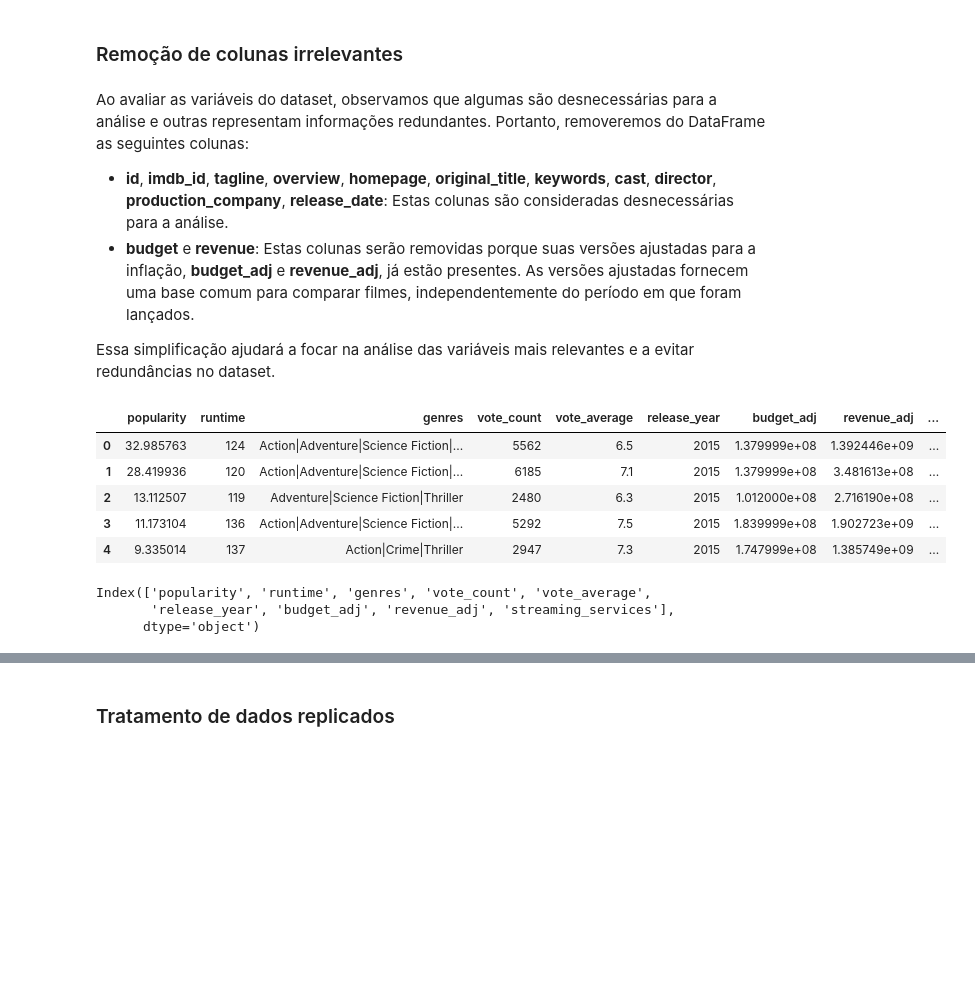
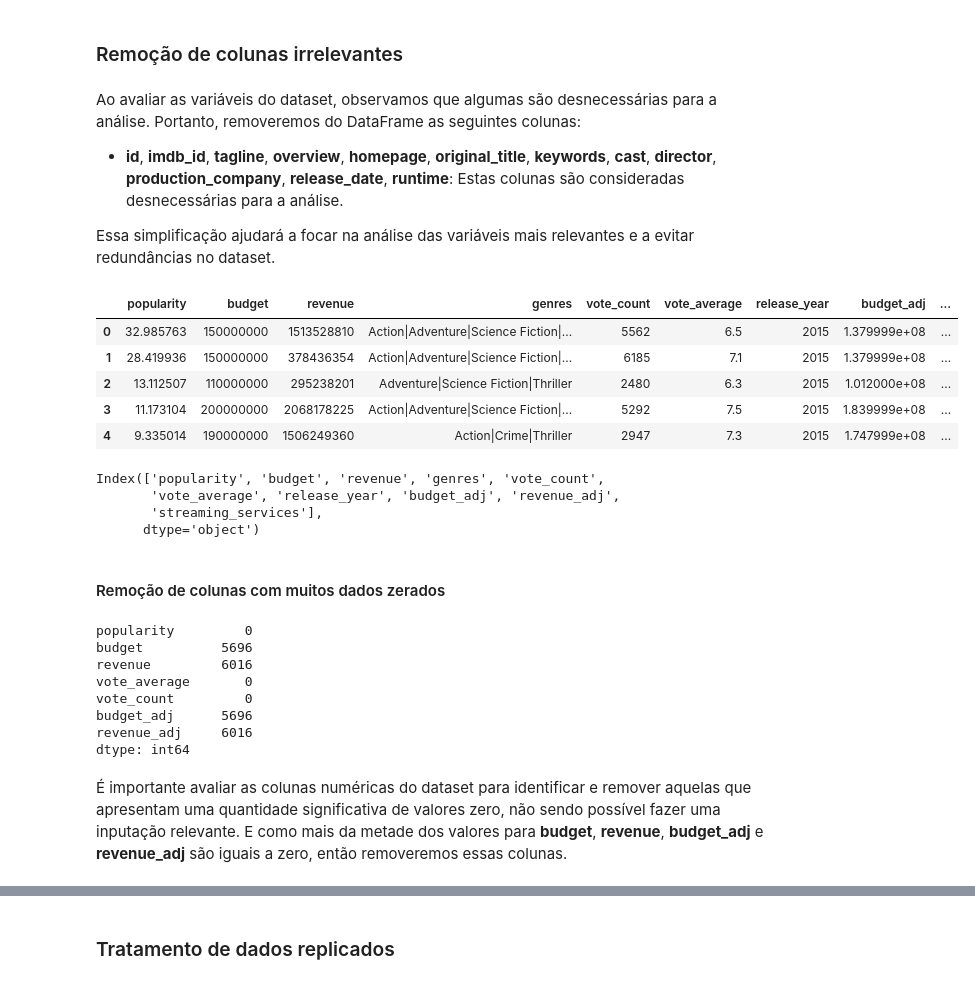
Before and after one commit to BeatrizA2/IF697---TMDB, a Jupyter notebook: Pré-processamento e Análise/Projeto1_Intro_DS .ipynb, the cells around one changed output, grey strips where cells are left out. Drawn from its saved outputs; the diff is of its cells as text; code cells hidden in the pictures; blank space fills up the shorter version.

```diff
--- a/Pré-processamento e Análise/Projeto1_Intro_DS .ipynb
+++ b/Pré-processamento e Análise/Projeto1_Intro_DS .ipynb
@@ -37,7 +37,7 @@ from sklearn.impute import SimpleImputer
 from matplotlib import pyplot as plt
 import seaborn as sns
 # %%
-df = pd.read_csv('movies_with_streamings.csv')
+df = pd.read_csv('../Datasets/movies_with_streamings.csv')
 # %% [markdown]
 ## Contextualização dos dados
 # %%
@@ -101,26 +101,44 @@ Ao realizar uma análise preliminar do nosso conjunto de dados, observamos que e
 # %% [markdown]
 ### Remoção de colunas irrelevantes
 # %% [markdown]
-Ao avaliar as variáveis do dataset, observamos que algumas são desnecessárias para a análise e outras representam informações redundantes. Portanto, removeremos do DataFrame as seguintes colunas:
+Ao avaliar as variáveis do dataset, observamos que algumas são desnecessárias para a análise. Portanto, removeremos do DataFrame as seguintes colunas:
 
-- **id**, **imdb_id**, **tagline**, **overview**, **homepage**, **original_title**, **keywords**, **cast**, **director**, **production_company**, **release_date**: Estas colunas são consideradas desnecessárias para a análise.
-- **budget** e **revenue**: Estas colunas serão removidas porque suas versões ajustadas para a inflação, **budget_adj** e **revenue_adj**, já estão presentes. As versões ajustadas fornecem uma base comum para comparar filmes, independentemente do período em que foram lançados.
+- **id**, **imdb_id**, **tagline**, **overview**, **homepage**, **original_title**, **keywords**, **cast**, **director**, **production_company**, **release_date**, **runtime**: Estas colunas são consideradas desnecessárias para a análise.
 
 Essa simplificação ajudará a focar na análise das variáveis mais relevantes e a evitar redundâncias no dataset.
 # %%
-col_to_drop = ['id', 'imdb_id', 'tagline', 'overview', 'homepage', 'original_title', 'keywords', 'cast', 'director', 'production_companies', 'release_date', 'budget', 'revenue']
+col_to_drop = ['id', 'imdb_id', 'tagline', 'overview', 'homepage', 'original_title', 'keywords', 'cast', 'director', 'production_companies', 'release_date', 'runtime']
 df.drop(columns=col_to_drop, inplace=True)
 df.head()
 # %% [output]
-|  | popularity | runtime | genres | vote_count | vote_average | release_year | budget_adj | revenue_adj | ... |
-| 0 | 32.985763 | 124 | Action|Adventure|Science Fiction|... | 5562 | 6.5 | 2015 | 1.379999e+08 | 1.392446e+09 | ... |
-| 1 | 28.419936 | 120 | Action|Adventure|Science Fiction|... | 6185 | 7.1 | 2015 | 1.379999e+08 | 3.481613e+08 | ... |
-| 2 | 13.112507 | 119 | Adventure|Science Fiction|Thriller | 2480 | 6.3 | 2015 | 1.012000e+08 | 2.716190e+08 | ... |
-| 3 | 11.173104 | 136 | Action|Adventure|Science Fiction|... | 5292 | 7.5 | 2015 | 1.839999e+08 | 1.902723e+09 | ... |
-| 4 | 9.335014 | 137 | Action|Crime|Thriller | 2947 | 7.3 | 2015 | 1.747999e+08 | 1.385749e+09 | ... |
+|  | popularity | budget | revenue | genres | vote_count | vote_average | release_year | budget_adj | ... |
+| 0 | 32.985763 | 150000000 | 1513528810 | Action|Adventure|Science Fiction|... | 5562 | 6.5 | 2015 | 1.379999e+08 | ... |
+| 1 | 28.419936 | 150000000 | 378436354 | Action|Adventure|Science Fiction|... | 6185 | 7.1 | 2015 | 1.379999e+08 | ... |
+| 2 | 13.112507 | 110000000 | 295238201 | Adventure|Science Fiction|Thriller | 2480 | 6.3 | 2015 | 1.012000e+08 | ... |
+| 3 | 11.173104 | 200000000 | 2068178225 | Action|Adventure|Science Fiction|... | 5292 | 7.5 | 2015 | 1.839999e+08 | ... |
+| 4 | 9.335014 | 190000000 | 1506249360 | Action|Crime|Thriller | 2947 | 7.3 | 2015 | 1.747999e+08 | ... |
 # %%
 df.columns
 # %% [output]
-Index(['popularity', 'runtime', 'genres', 'vote_count', 'vote_average',
-       'release_year', 'budget_adj', 'revenue_adj', 'streaming_services'],
+Index(['popularity', 'budget', 'revenue', 'genres', 'vote_count',
+       'vote_average', 'release_year', 'budget_adj', 'revenue_adj',
+       'streaming_services'],
       dtype='object')
+# %% [markdown]
+#### Remoção de colunas com muitos dados zerados
+# %%
+colunas_numericas = ['popularity', 'budget', 'revenue', 'vote_average', 'vote_count', 'budget_adj', 'revenue_adj']
+
+df[colunas_numericas][df[colunas_numericas] == 0].count()
+# %% [output]
+popularity         0
+budget          5696
+revenue         6016
+vote_average       0
+vote_count         0
+budget_adj      5696
+revenue_adj     6016
+dtype: int64
+# %% [markdown]
+É importante avaliar as colunas numéricas do dataset para identificar e remover aquelas que apresentam uma quantidade significativa de valores zero, não sendo possível fazer uma inputação relevante.
+ E como mais da metade dos valores para **budget**, **revenue**, **budget_adj** e **revenue_adj** são iguais a zero, então removeremos essas colunas.
```
Also changed, not shown: parts of 91 cells of this notebook.
